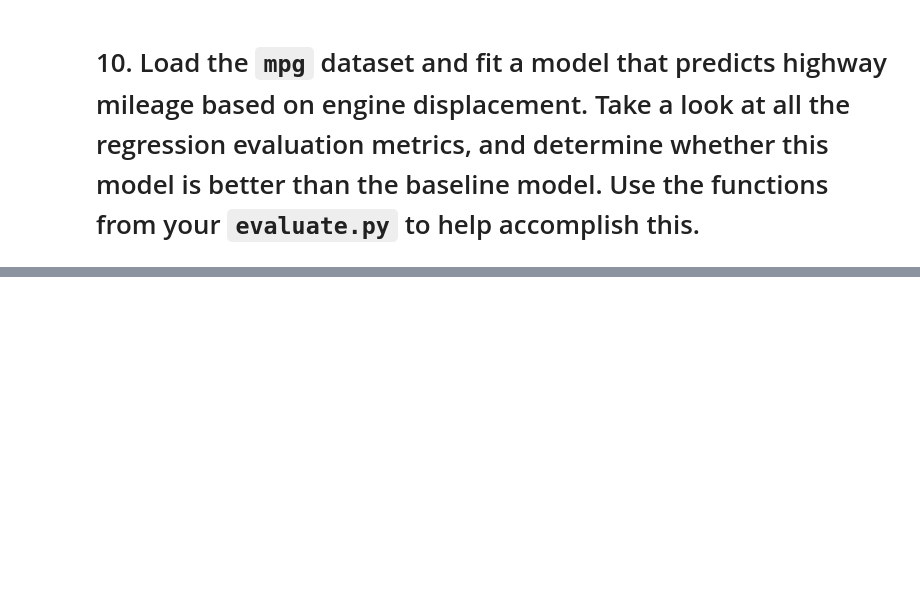
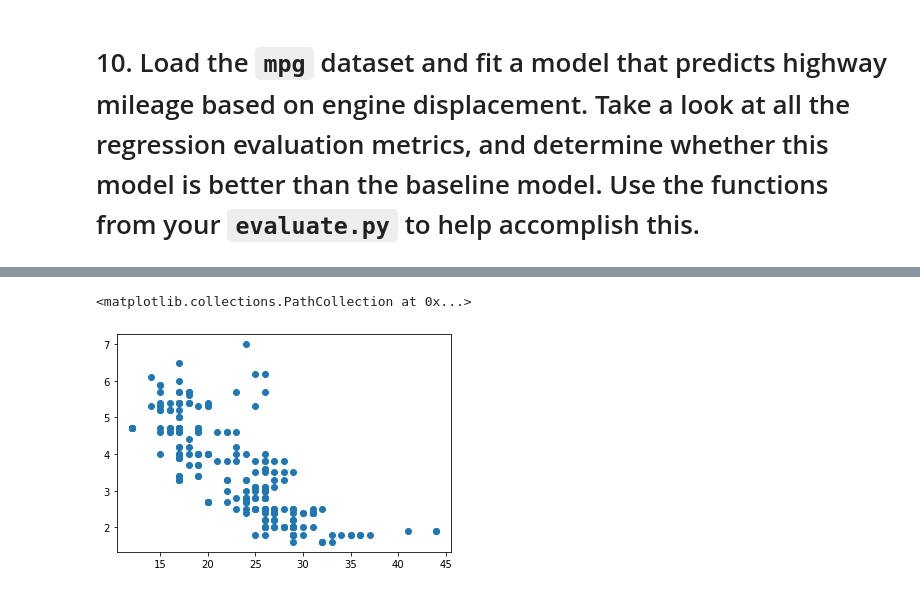
Before and after one commit to o0amandagomez0o/regression-exercises, a Jupyter notebook: evaluate.ipynb, the cells around one changed output, grey strips where cells are left out. Saved outputs shown, nothing was run; the diff lists cells and outputs as text; code cells hidden in the pictures; blank space fills up the shorter version.

```diff
--- a/evaluate.ipynb
+++ b/evaluate.ipynb
@@ -467,0 +546,5 @@ mpg.head(3)
+# %%
+plt.scatter(mpg.hwy, mpg.displ)
+# %% [output]
+<matplotlib.collections.PathCollection at 0x...>
+[figure, added]
```
Also changed, not shown: parts of 22 cells of this notebook, 1 other file.
